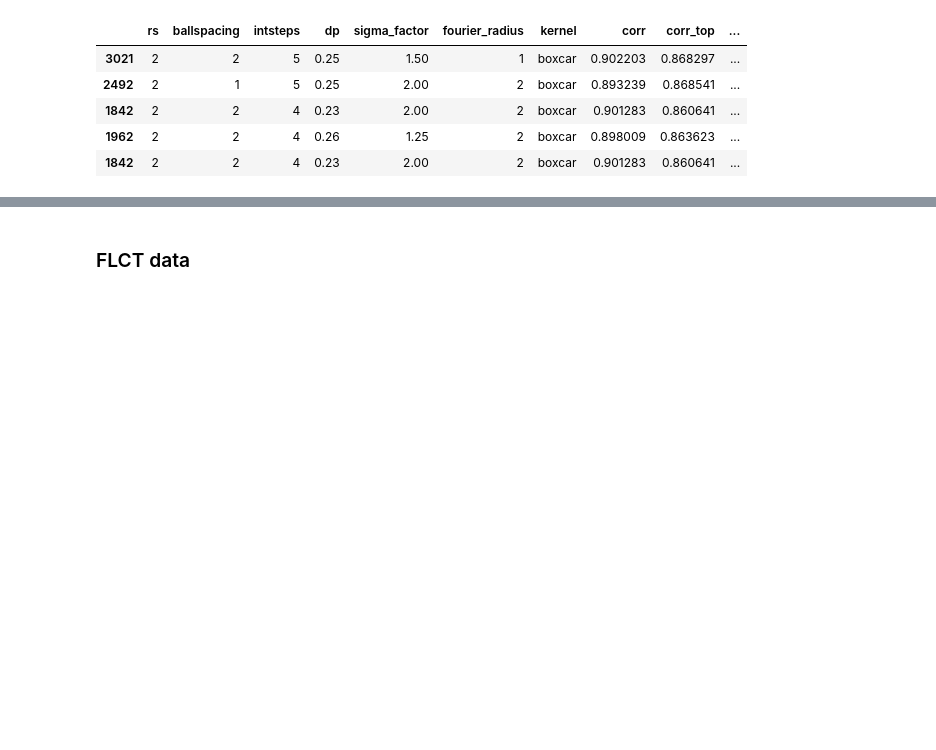
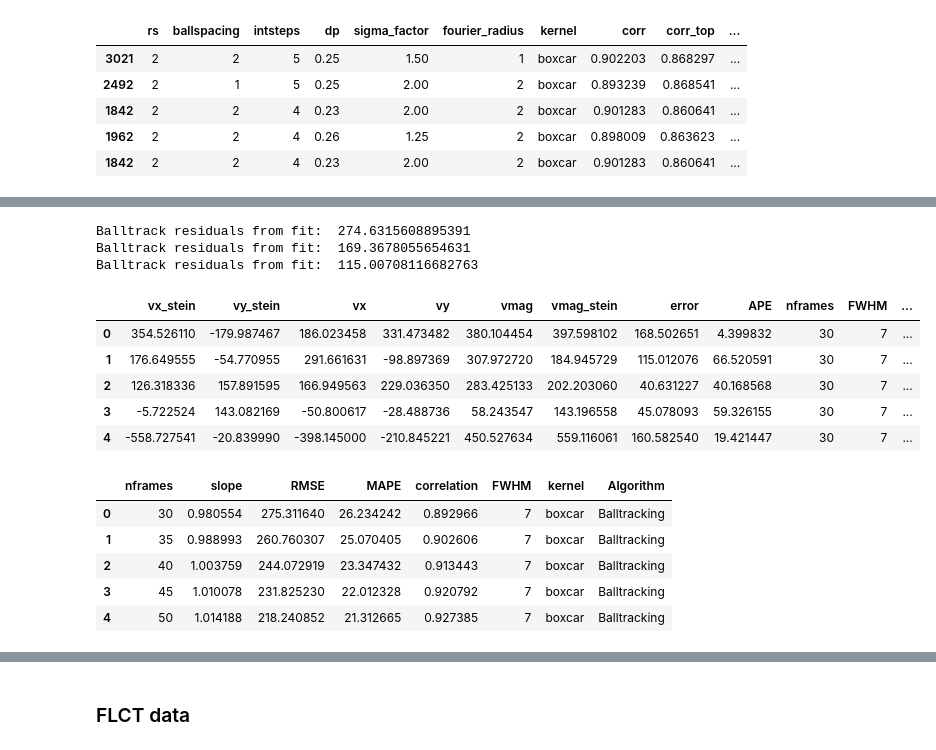
Before and after one commit to raphael-attie/sunflower, a Jupyter notebook: Comparisons/FLCT_Balltracking.ipynb, the cells around one changed output, grey strips where cells are left out. Drawn from its saved outputs; the diff is of its cells as text; code cells hidden in the pictures; blank space fills up the shorter version.

```diff
--- a/Comparisons/FLCT_Balltracking.ipynb
+++ b/Comparisons/FLCT_Balltracking.ipynb
@@ -221,0 +194,56 @@ display(bdf2.head())
+# %%
+dfs1 = []
+dfs2 = []
+
+for i, fwhm_i in enumerate(fwhms):
+    fov = fovs[i]
+    # Load Balltrack velocities. processed with balltracking_scripts/generic_balltrack.py, calibrated with balltracking/generic_calibration
+    # bvxs = [np.load(os.path.join(datadir, 'balltrack/vxy_{:s}_fwhm_{:d}_avg_{:d}.npz'.format(kernel, fwhm, trange[1])))['vx'] for trange in tranges]
+    bvs = [np.array([np.load(os.path.join(datadir, 'balltrack_temp/vxy_{:s}_fwhm_{:d}_avg_{:d}.npz'.format(kernel, fwhm_i, trange[1])))[var] for var in ['vx', 'vy']]) for trange in tranges]
+    bvsm = [np.sqrt(bvs[j][0][:]**2 + bvs[j][1][:]**2) for j in range(nflows)]
+
+    # Fit Balltracking to Stein simulation
+    bps, brs, _, _, _ = zip(*[np.polyfit(bvs[j][0][fov].ravel()*u, v_stein_sm[i][j][0][fov].ravel(), 1, full=True) for j in range(nflows)])
+    brs = [np.sqrt(br[0]/npts_[i]) for br in brs]
+    print('Balltrack residuals from fit: ', brs[0])
+    b_alphas, b_offsets = map(list, zip(*bps))
+    # Calculate residuals RMSE
+    error_field = [np.abs(v_stein_sm[i][j][0][fov] - bvs[j][0][fov]*u).ravel() for j in range(nflows)]
+    RMSEs = [np.sqrt(np.mean(error_field[j]**2)) for j in range(nflows)]
+    # print('RMSE Balltracking = ',  b_RMSEs[0])
+    # Relative error (Mean Absolute Percentage Error: MAPE)
+    APE_field_masked = [np.abs((v_stein_sm[i][j][2][fov] - bvsm[j][fov]*u)/np.ma.masked_less_equal(v_stein_sm[i][j][2][fov], 10)).ravel()*100 for j in range(nflows)]
+    df1 = pd.concat([pd.DataFrame({'vx_stein': v_stein_sm[i][j][0][fov].ravel(), 'vy_stein': v_stein_sm[i][j][1][fov].ravel(),
+                                   'vx': bvs[j][0][fov].ravel()*u, 'vy': bvs[j][1][fov].ravel()*u, 'vmag':bvsm[j][fov].ravel()*u,
+                                   'vmag_stein': v_stein_sm[i][j][2][fov].ravel(), 'error':error_field[j], 'APE': APE_field_masked[j],
+                                   'nframes':nframes[j], 'FWHM':fwhm_i, 'kernel':kernel, 'Algorithm':'Balltracking'}) for j in range(nflows)])
+
+    APE_field = [np.abs((v_stein_sm[i][j][2][fov] - bvsm[j][fov]*u)/v_stein_sm[i][j][2][fov]).ravel()*100 for j in range(nflows)]
+    bMAPE = [np.median(APE_field[j]) for j in range(nflows)]
+    # Correlations between Balltracking and simulation
+    bcorrs = [calc_c_pearson(v_stein_sm[i][j][0], bvs[j][0], v_stein_sm[i][j][1], bvs[j][1], fov=fov) for j in range(len(tranges))]
+    df2 = pd.DataFrame({'nframes':nframes, 'slope':b_alphas, 'RMSE':RMSEs, 'MAPE':bMAPE, 'correlation':bcorrs, 'FWHM':fwhm_i, 'kernel':kernel, 'Algorithm':'Balltracking'})
+
+    dfs1.append(df1)
+    dfs2.append(df2)
+
+bdf1 = pd.concat(dfs1)
+bdf2 = pd.concat(dfs2)
+display(bdf1.head())
+display(bdf2.head())
+# %% [output]
+Balltrack residuals from fit:  274.6315608895391
+Balltrack residuals from fit:  169.3678055654631
+Balltrack residuals from fit:  115.00708116682763
+|  | vx_stein | vy_stein | vx | vy | vmag | vmag_stein | error | APE | nframes | FWHM | ... |
+| 0 | 354.526110 | -179.987467 | 186.023458 | 331.473482 | 380.104454 | 397.598102 | 168.502651 | 4.399832 | 30 | 7 | ... |
+| 1 | 176.649555 | -54.770955 | 291.661631 | -98.897369 | 307.972720 | 184.945729 | 115.012076 | 66.520591 | 30 | 7 | ... |
+| 2 | 126.318336 | 157.891595 | 166.949563 | 229.036350 | 283.425133 | 202.203060 | 40.631227 | 40.168568 | 30 | 7 | ... |
+| 3 | -5.722524 | 143.082169 | -50.800617 | -28.488736 | 58.243547 | 143.196558 | 45.078093 | 59.326155 | 30 | 7 | ... |
+| 4 | -558.727541 | -20.839990 | -398.145000 | -210.845221 | 450.527634 | 559.116061 | 160.582540 | 19.421447 | 30 | 7 | ... |
+|  | nframes | slope | RMSE | MAPE | correlation | FWHM | kernel | Algorithm |
+| 0 | 30 | 0.980554 | 275.311640 | 26.234242 | 0.892966 | 7 | boxcar | Balltracking |
+| 1 | 35 | 0.988993 | 260.760307 | 25.070405 | 0.902606 | 7 | boxcar | Balltracking |
+| 2 | 40 | 1.003759 | 244.072919 | 23.347432 | 0.913443 | 7 | boxcar | Balltracking |
+| 3 | 45 | 1.010078 | 231.825230 | 22.012328 | 0.920792 | 7 | boxcar | Balltracking |
+| 4 | 50 | 1.014188 | 218.240852 | 21.312665 | 0.927385 | 7 | boxcar | Balltracking |
```
Also changed, not shown: parts of 7 cells of this notebook, 6 other files.
